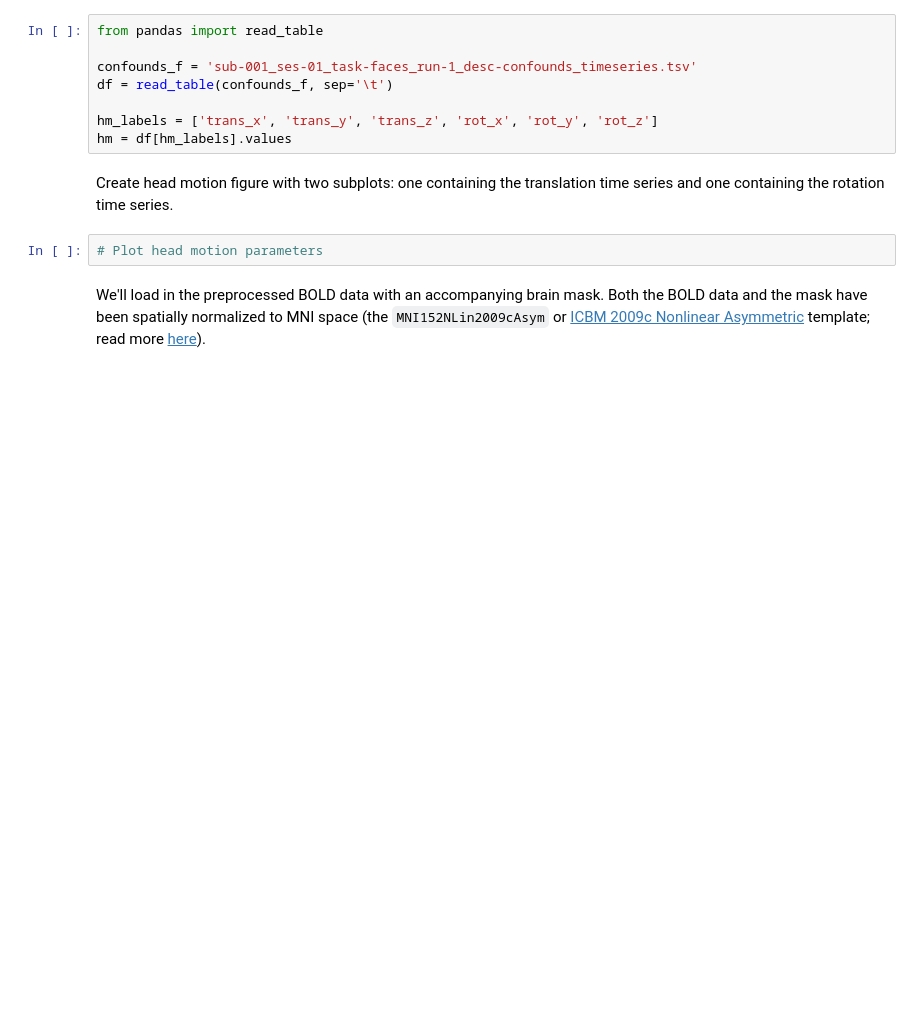
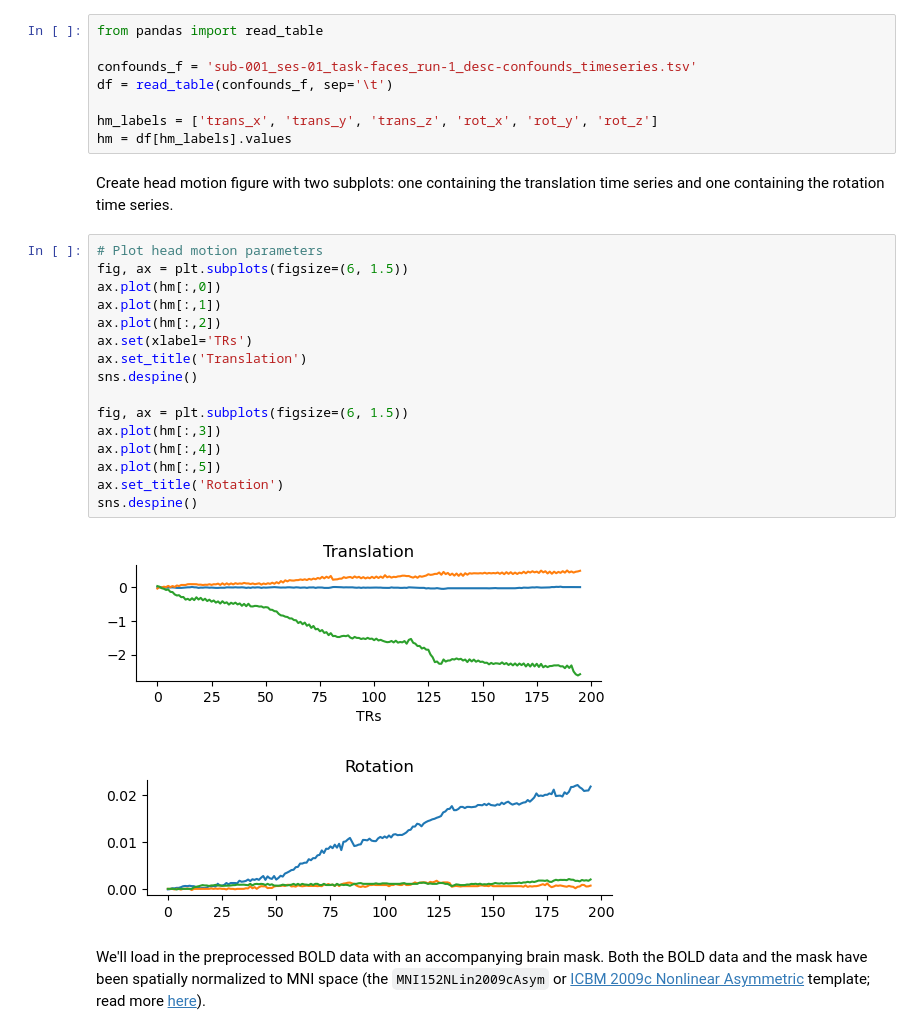
Before and after one commit to yunchang-z/neu502b-lab, a Jupyter notebook: fmri-03/fmri-03-preprocessing.ipynb, the cells around one changed output. Drawn from its saved outputs; the diff is of its cells as text; blank space fills up the shorter version.

```diff
--- a/fmri-03/fmri-03-preprocessing.ipynb
+++ b/fmri-03/fmri-03-preprocessing.ipynb
@@ -21,6 +21,23 @@ hm = df[hm_labels].values
 Create head motion figure with two subplots: one containing the translation time series and one containing the rotation time series.
 # %%
 # Plot head motion parameters
+fig, ax = plt.subplots(figsize=(6, 1.5))
+ax.plot(hm[:,0])
+ax.plot(hm[:,1])
+ax.plot(hm[:,2])
+ax.set(xlabel='TRs')
+ax.set_title('Translation')
+sns.despine()
+
+fig, ax = plt.subplots(figsize=(6, 1.5))
+ax.plot(hm[:,3])
+ax.plot(hm[:,4])
+ax.plot(hm[:,5])
+ax.set_title('Rotation')
+sns.despine()
+# %% [output]
+[figure, added]
+[figure, added]
 # %% [markdown]
 We'll load in the preprocessed BOLD data with an accompanying brain mask. Both the BOLD data and the mask have been spatially normalized to MNI space (the `MNI152NLin2009cAsym` or [ICBM 2009c Nonlinear Asymmetric](https://nist.mni.mcgill.ca/icbm-152-nonlinear-atlases-2009/) template; read more [here](https://www.lead-dbs.org/about-the-mni-spaces/)).
 # %%
```
Also changed, not shown: parts of 4 cells of this notebook.
